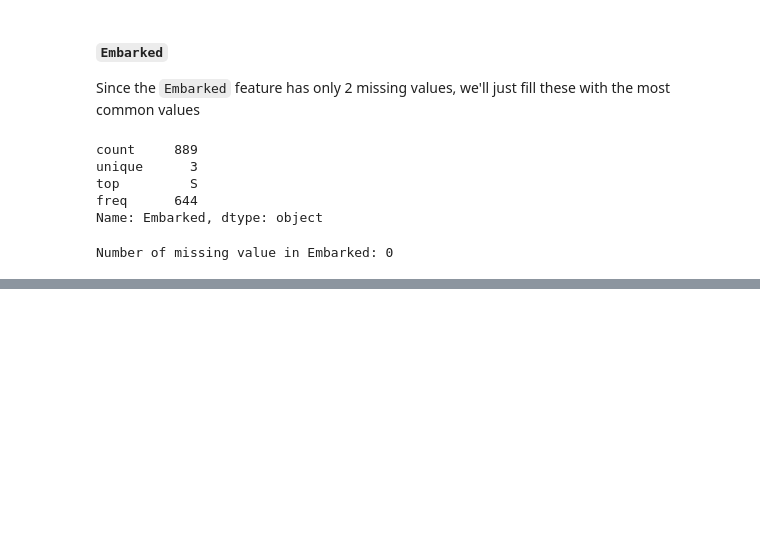
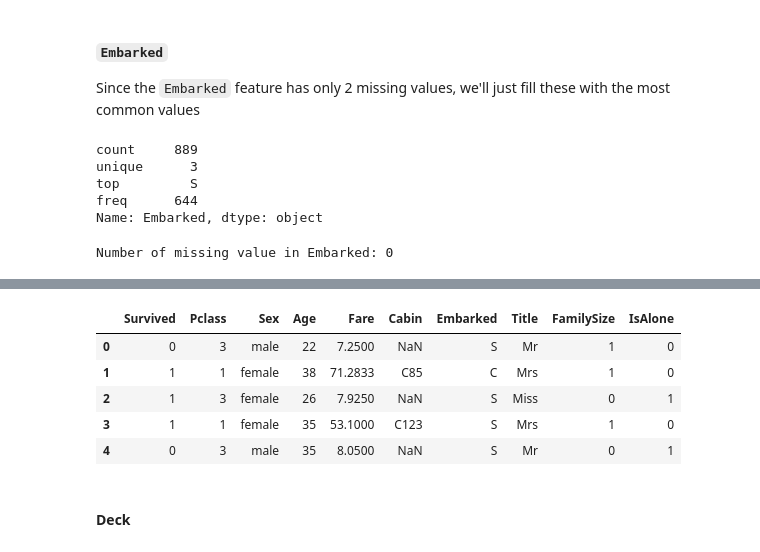
Before and after one commit to eriansha/titanic-survivor, a Jupyter notebook: Investigate Titanic Survivor.ipynb, the cells around one changed output, grey strips where cells are left out. Drawn from its saved outputs; the diff is of its cells as text; code cells hidden in the pictures; blank space fills up the shorter version.

```diff
--- a/Investigate Titanic Survivor.ipynb
+++ b/Investigate Titanic Survivor.ipynb
@@ -280,0 +348,21 @@ Number of missing value in Embarked: 0
+# %%
+def check_familysize(x):
+    x = x['FamilySize']
+    if x > 0:
+        return 0
+    else:
+        return 1
+# %%
+dataset['IsAlone'] = dataset.apply(check_familysize, axis=1)
+# %%
+dataset = dataset.drop(['Parch', 'SibSp'], axis=1)
+dataset.head()
+# %% [output]
+|  | Survived | Pclass | Sex | Age | Fare | Cabin | Embarked | Title | FamilySize | IsAlone |
+| 0 | 0 | 3 | male | 22 | 7.2500 | NaN | S | Mr | 1 | 0 |
+| 1 | 1 | 1 | female | 38 | 71.2833 | C85 | C | Mrs | 1 | 0 |
+| 2 | 1 | 3 | female | 26 | 7.9250 | NaN | S | Miss | 0 | 1 |
+| 3 | 1 | 1 | female | 35 | 53.1000 | C123 | S | Mrs | 1 | 0 |
+| 4 | 0 | 3 | male | 35 | 8.0500 | NaN | S | Mr | 0 | 1 |
+# %% [markdown]
+#### Deck
```
Also changed, not shown: parts of 18 cells of this notebook.
